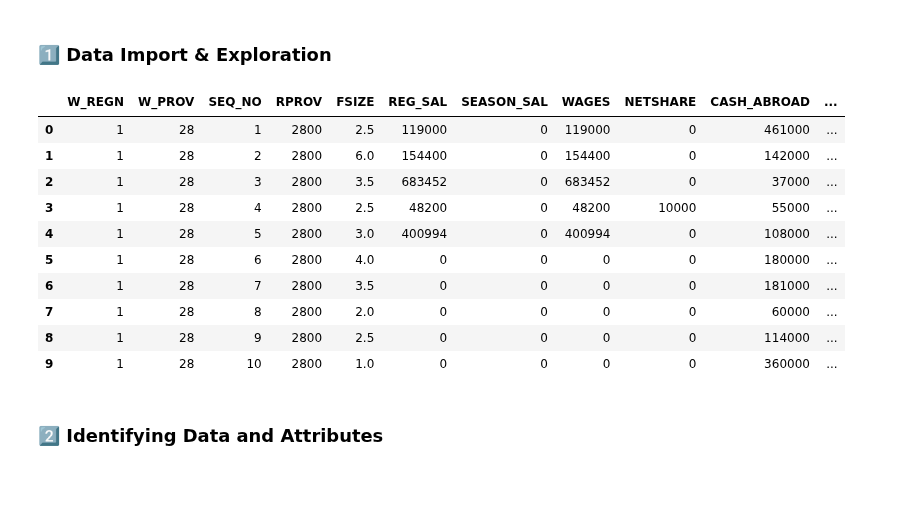
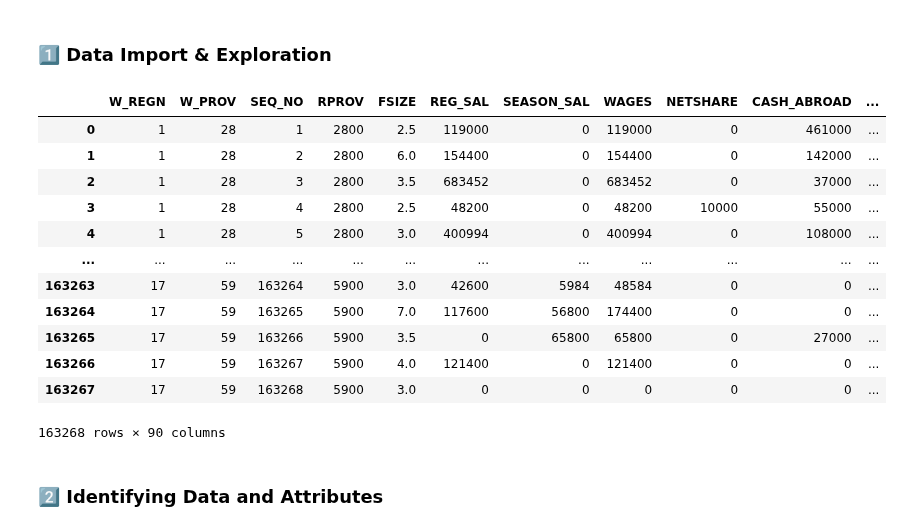
Before and after one commit to JoshuaEntrata/Data-Mining-Prelims-Project, a Jupyter notebook: notebooks/1_preliminary_data_exploration.ipynb, the cells around one changed output. Cells and saved outputs as stored; diff of their text form; code cells hidden in the pictures; blank space fills up the shorter version.

```diff
--- a/notebooks/1_preliminary_data_exploration.ipynb
+++ b/notebooks/1_preliminary_data_exploration.ipynb
@@ -39,19 +39,21 @@ pd.set_option('display.max_columns', None)
 # Loading the 2023 FIES Dataset Volume 2
 fies_23 = pd.read_csv('../data/raw/FIES PUF 2023 Volume2 Household Summary.csv')
 # %%
-fies_23.head(10)
+fies_23
 # %% [output]
 |  | W_REGN | W_PROV | SEQ_NO | RPROV | FSIZE | REG_SAL | SEASON_SAL | WAGES | NETSHARE | CASH_ABROAD | ... |
 | 0 | 1 | 28 | 1 | 2800 | 2.5 | 119000 | 0 | 119000 | 0 | 461000 | ... |
 | 1 | 1 | 28 | 2 | 2800 | 6.0 | 154400 | 0 | 154400 | 0 | 142000 | ... |
 | 2 | 1 | 28 | 3 | 2800 | 3.5 | 683452 | 0 | 683452 | 0 | 37000 | ... |
 | 3 | 1 | 28 | 4 | 2800 | 2.5 | 48200 | 0 | 48200 | 10000 | 55000 | ... |
 | 4 | 1 | 28 | 5 | 2800 | 3.0 | 400994 | 0 | 400994 | 0 | 108000 | ... |
-| 5 | 1 | 28 | 6 | 2800 | 4.0 | 0 | 0 | 0 | 0 | 180000 | ... |
-| 6 | 1 | 28 | 7 | 2800 | 3.5 | 0 | 0 | 0 | 0 | 181000 | ... |
-| 7 | 1 | 28 | 8 | 2800 | 2.0 | 0 | 0 | 0 | 0 | 60000 | ... |
-| 8 | 1 | 28 | 9 | 2800 | 2.5 | 0 | 0 | 0 | 0 | 114000 | ... |
-| 9 | 1 | 28 | 10 | 2800 | 1.0 | 0 | 0 | 0 | 0 | 360000 | ... |
+| ... | ... | ... | ... | ... | ... | ... | ... | ... | ... | ... | ... |
+| 163263 | 17 | 59 | 163264 | 5900 | 3.0 | 42600 | 5984 | 48584 | 0 | 0 | ... |
+| 163264 | 17 | 59 | 163265 | 5900 | 7.0 | 117600 | 56800 | 174400 | 0 | 0 | ... |
+| 163265 | 17 | 59 | 163266 | 5900 | 3.5 | 0 | 65800 | 65800 | 0 | 27000 | ... |
+| 163266 | 17 | 59 | 163267 | 5900 | 4.0 | 121400 | 0 | 121400 | 0 | 0 | ... |
+| 163267 | 17 | 59 | 163268 | 5900 | 3.0 | 0 | 0 | 0 | 0 | 0 | ... |
+163268 rows × 90 columns
 # %% [markdown]
 ### **2️⃣ Identifying Data and Attributes**
 # %%
```
Also changed, not shown: parts of 4 cells of this notebook, 5 other files.
